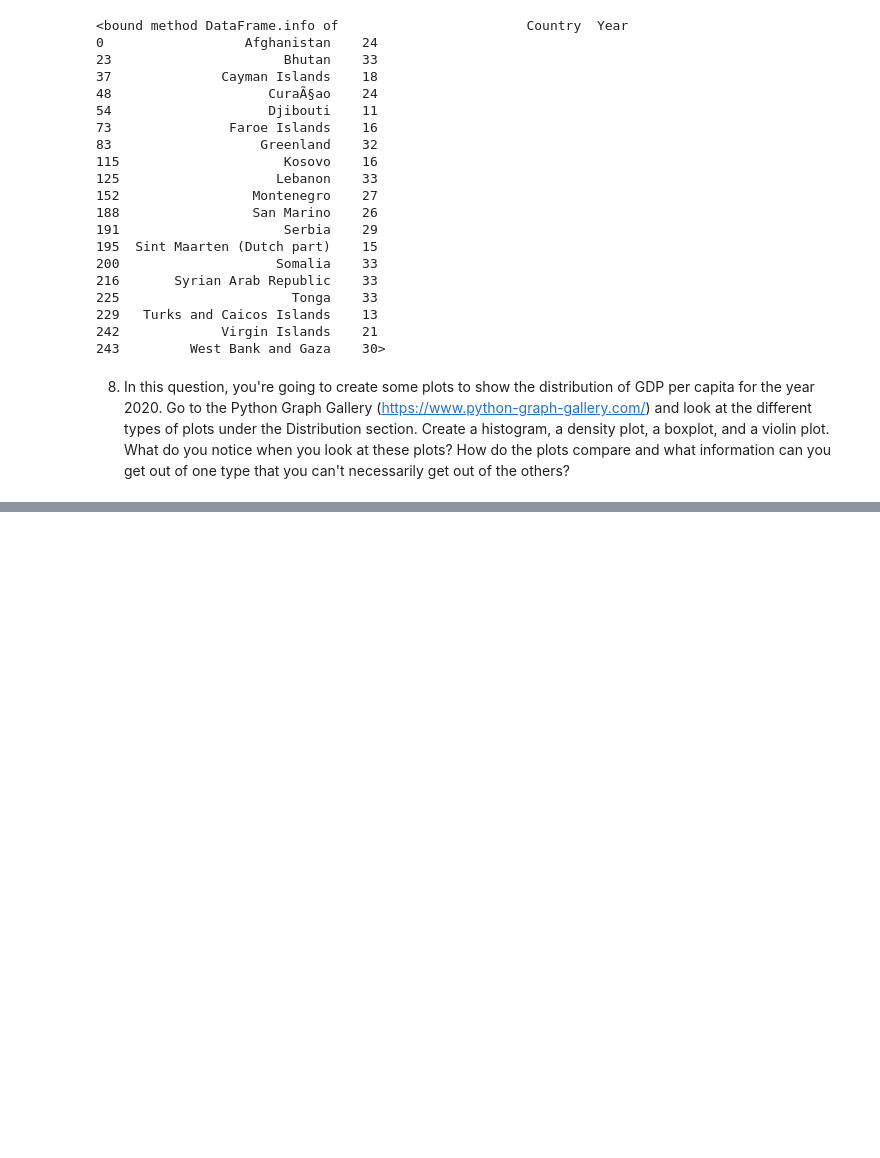
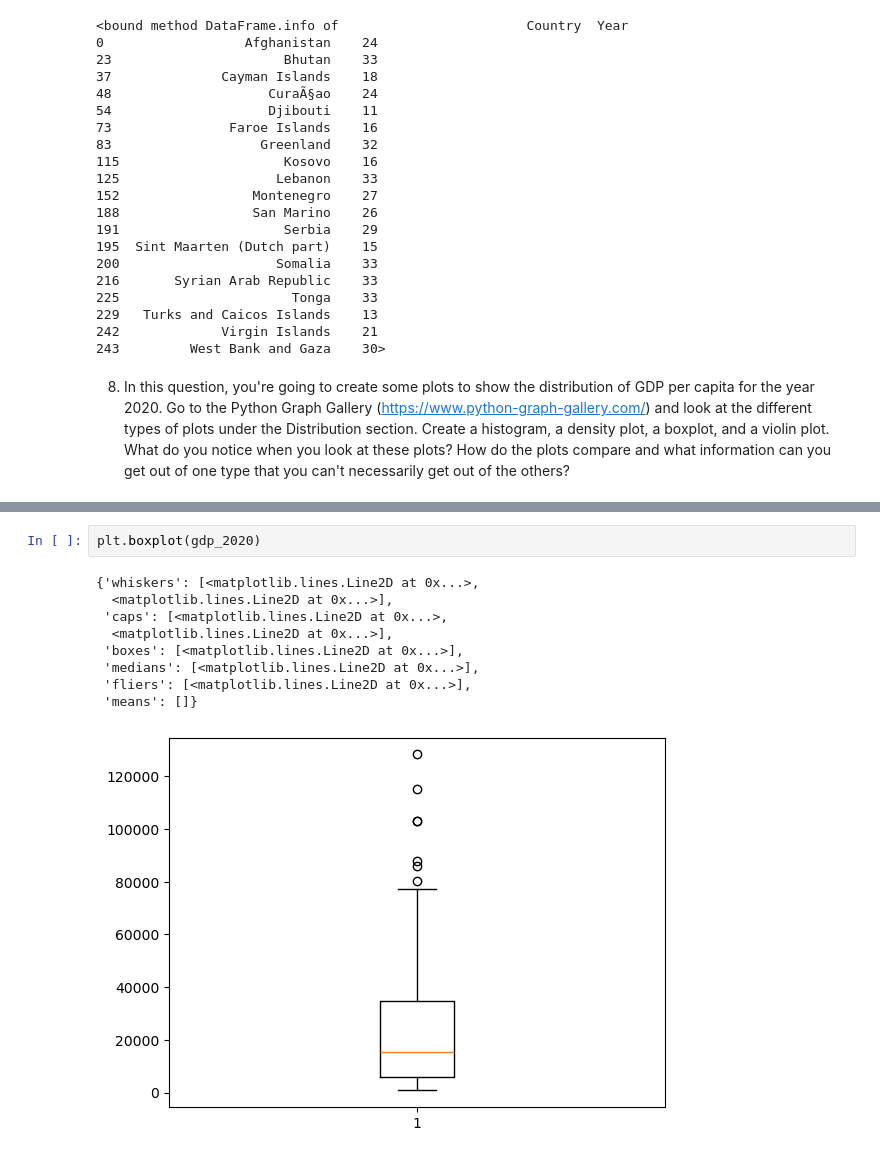
Before and after one commit to NSS-Data-Analytics-Cohort-15/un-exploration-krithikkuppusamy, a Jupyter notebook: notebooks/krithika_un_project.ipynb, the cells around one changed output, grey strips where cells are left out. Drawn from its saved outputs; the diff is of its cells as text; blank space fills up the shorter version.

```diff
--- a/notebooks/krithika_un_project.ipynb
+++ b/notebooks/krithika_un_project.ipynb
@@ -160,0 +193,12 @@ and what information can you get out of one type that you can't necessarily get
+# %%
+plt.boxplot(gdp_2020)
+# %% [output]
+{'whiskers': [<matplotlib.lines.Line2D at 0x...>,
+  <matplotlib.lines.Line2D at 0x...>],
+ 'caps': [<matplotlib.lines.Line2D at 0x...>,
+  <matplotlib.lines.Line2D at 0x...>],
+ 'boxes': [<matplotlib.lines.Line2D at 0x...>],
+ 'medians': [<matplotlib.lines.Line2D at 0x...>],
+ 'fliers': [<matplotlib.lines.Line2D at 0x...>],
+ 'means': []}
+[figure, added]
```
Also changed, not shown: parts of 33 cells of this notebook.
